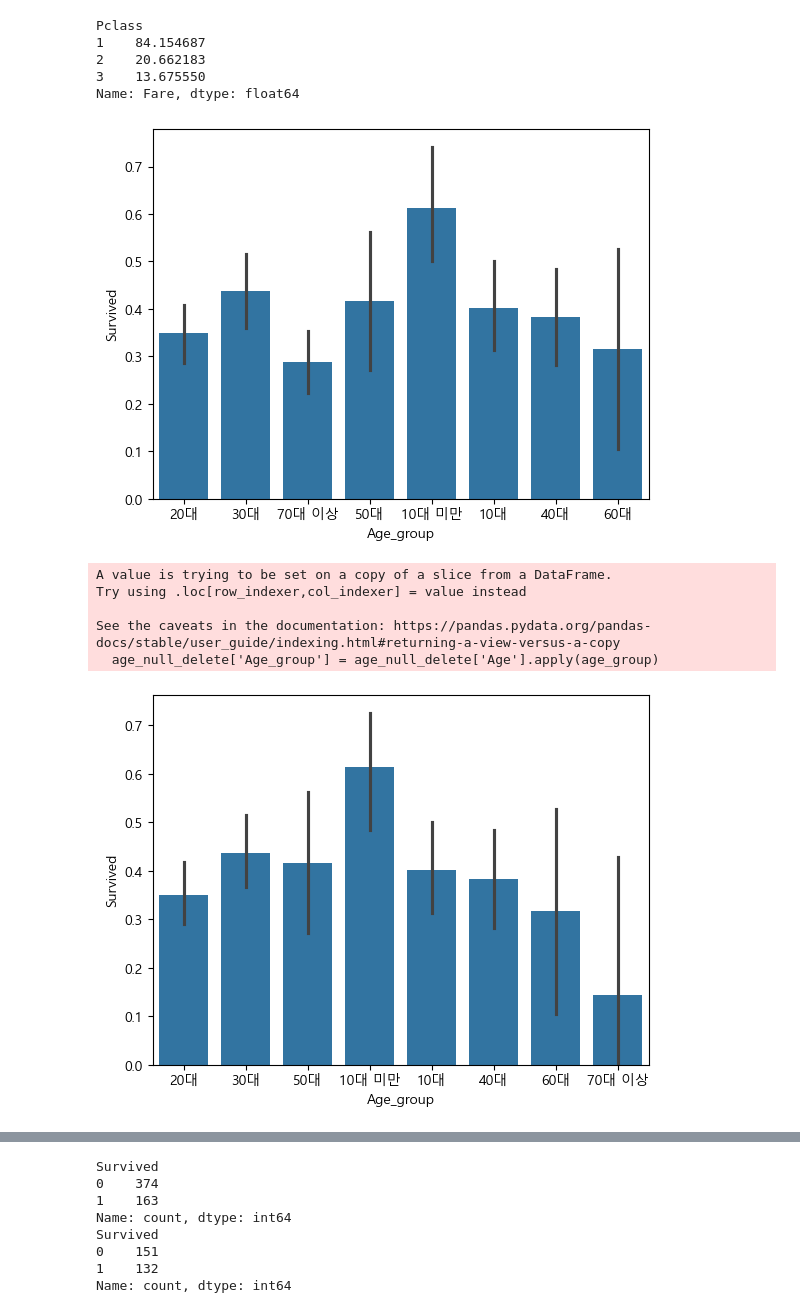
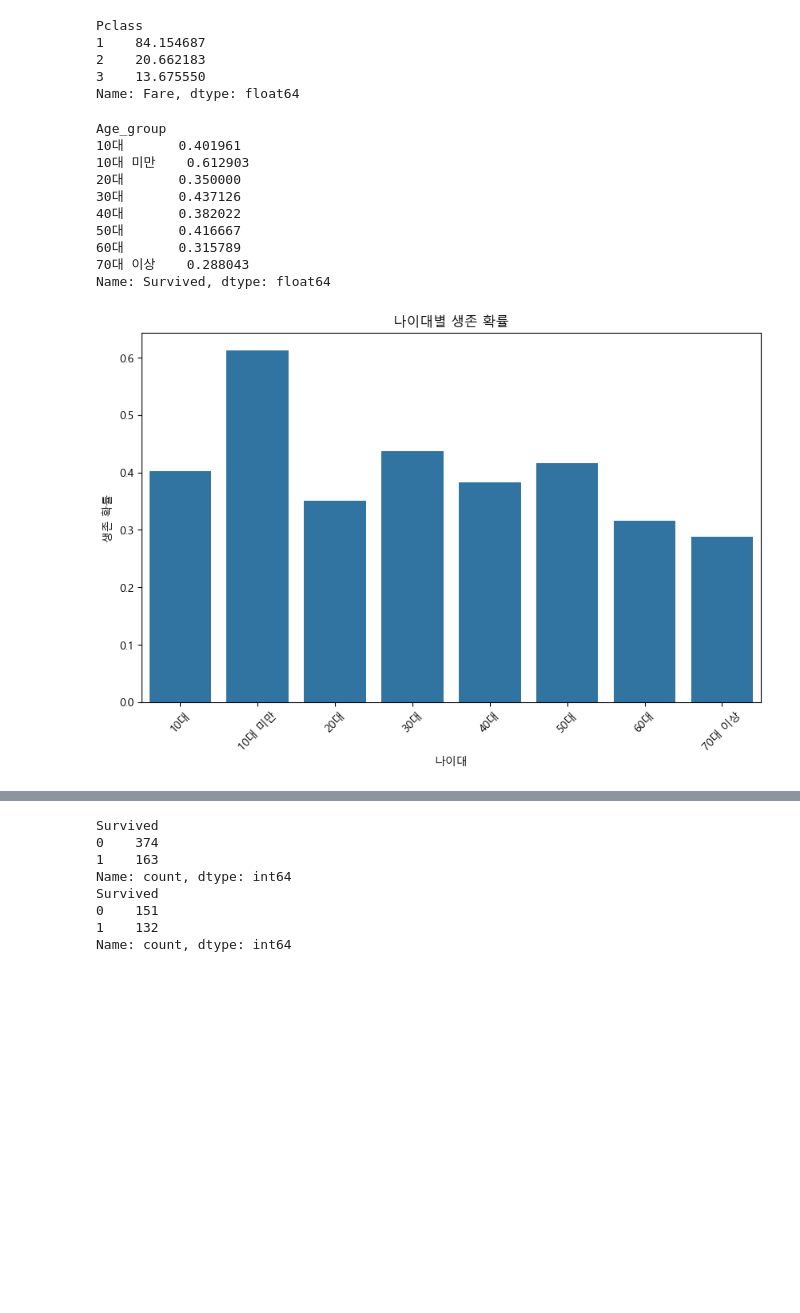
Before and after one commit to il-kwang/quiz, a Jupyter notebook: ML/titanic/titanic.ipynb, the cells around one changed output, grey strips where cells are left out. Cells and saved outputs as stored; diff of their text form; code cells hidden in the pictures; blank space fills up the shorter version.

```diff
--- a/ML/titanic/titanic.ipynb
+++ b/ML/titanic/titanic.ipynb
@@ -157,56 +162,52 @@ Pclass
 3    13.675550
 Name: Fare, dtype: float64
 # %%
-#나이에 따른 생존 확률 (결측치 제거 전전)
-#나이대를 구분 10대 미만 10대 20대 30대 40대 50대 60대 70대 이상
-
+# 나이대를 구분하는 함수
 def age_group(age):
     if age < 10:
         return '10대 미만'
     elif age < 20:
         return '10대'
     elif age < 30:
         return '20대'
     elif age < 40:
         return '30대'
     elif age < 50:
         return '40대'
     elif age < 60:
         return '50대'
     elif age < 70:
         return '60대'
     else:
         return '70대 이상'
 
-#승객 나이 통계 확인하기
-df['Age'].describe()
-#승객 나이에 따라 분류하기
+# 승객 나이에 따라 그룹화
 df['Age_group'] = df['Age'].apply(age_group)
-#승객 나이에 따른 생존 확률
-df.groupby('Age_group')['Survived'].mean()
-#승객 나이에 따른 생존 확률 시각화
-sns.barplot(x='Age_group', y='Survived', data=df)
+
+# 나이대별 생존 확률 계산
+age_survival = df.groupby('Age_group')['Survived'].mean()
+print(age_survival)
+
+# 나이대별 생존 확률 시각화
+plt.figure(figsize=(10, 6))
+sns.barplot(x=age_survival.index, y=age_survival.values)
+plt.title('나이대별 생존 확률')
+plt.xlabel('나이대')
+plt.ylabel('생존 확률')
+plt.xticks(rotation=45)
 plt.show()
+
+# 이후 분석이나 모델링에서 Age_group을 제외하고 진행
+df = df.drop('Age_group', axis=1)
 # %% [output]
+Age_group
+10대       0.401961
+10대 미만    0.612903
+20대       0.350000
+30대       0.437126
+40대       0.382022
+50대       0.416667
+60대       0.315789
+70대 이상    0.288043
+Name: Survived, dtype: float64
-[figure, old version]
+[figure, new version]
-# %%
-#나이 데이터 결측치 처리
-
-age_null_delete = df.dropna(subset=['Age'])
-
-#승객 나이 통계 확인하기
-age_null_delete['Age'].describe()
-#승객 나이에 따라 분류하기
-age_null_delete['Age_group'] = age_null_delete['Age'].apply(age_group)
-#승객 나이에 따른 생존 확률
-age_null_delete.groupby('Age_group')['Survived'].mean()
-#승객 나이에 따른 생존 확률 시각화
-sns.barplot(x='Age_group', y='Survived', data=age_null_delete)
-plt.show()
-# %% [output]
-A value is trying to be set on a copy of a slice from a DataFrame.
-Try using .loc[row_indexer,col_indexer] = value instead
-
-See the caveats in the documentation: https://pandas.pydata.org/pandas-docs/stable/user_guide/indexing.html#returning-a-view-versus-a-copy
-  age_null_delete['Age_group'] = age_null_delete['Age'].apply(age_group)
-[figure, removed]
```
Also changed, not shown: parts of 21 cells of this notebook, 6 other files.
